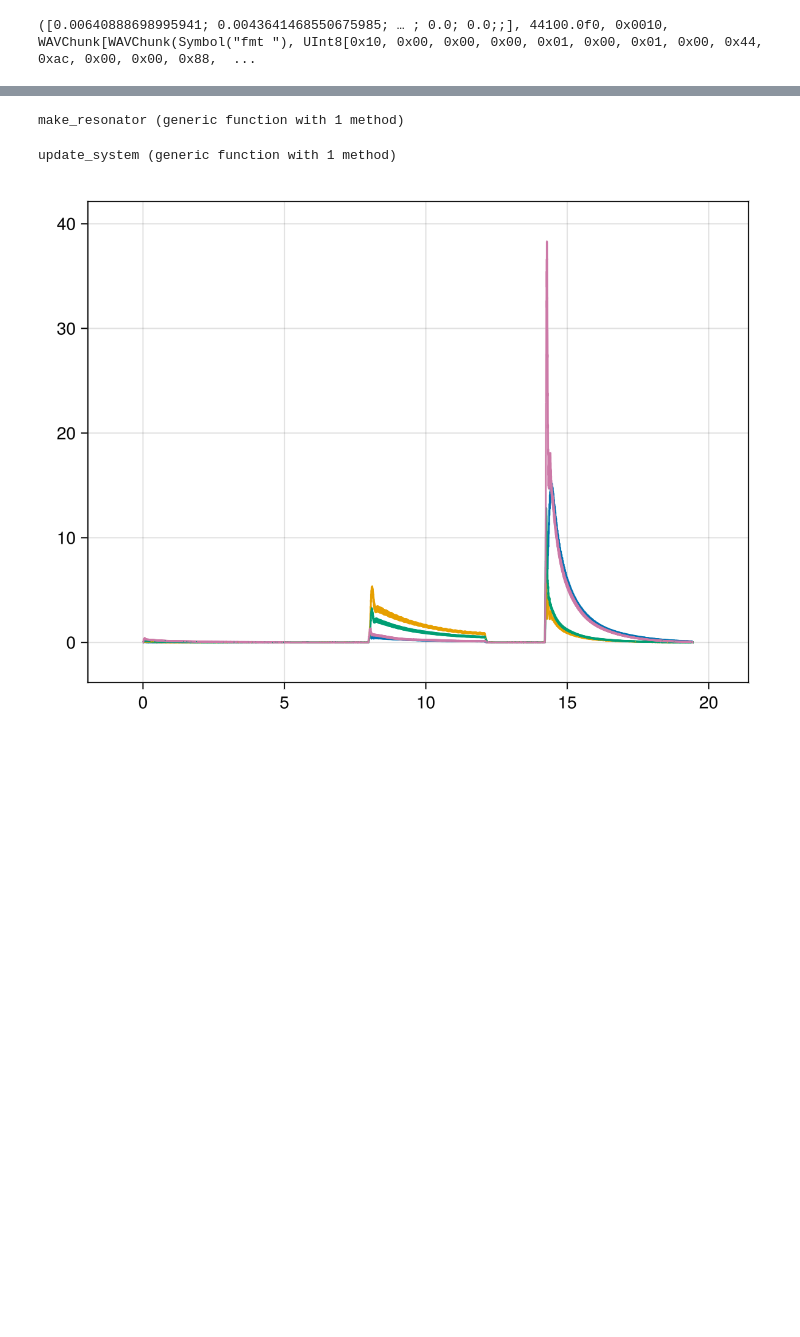
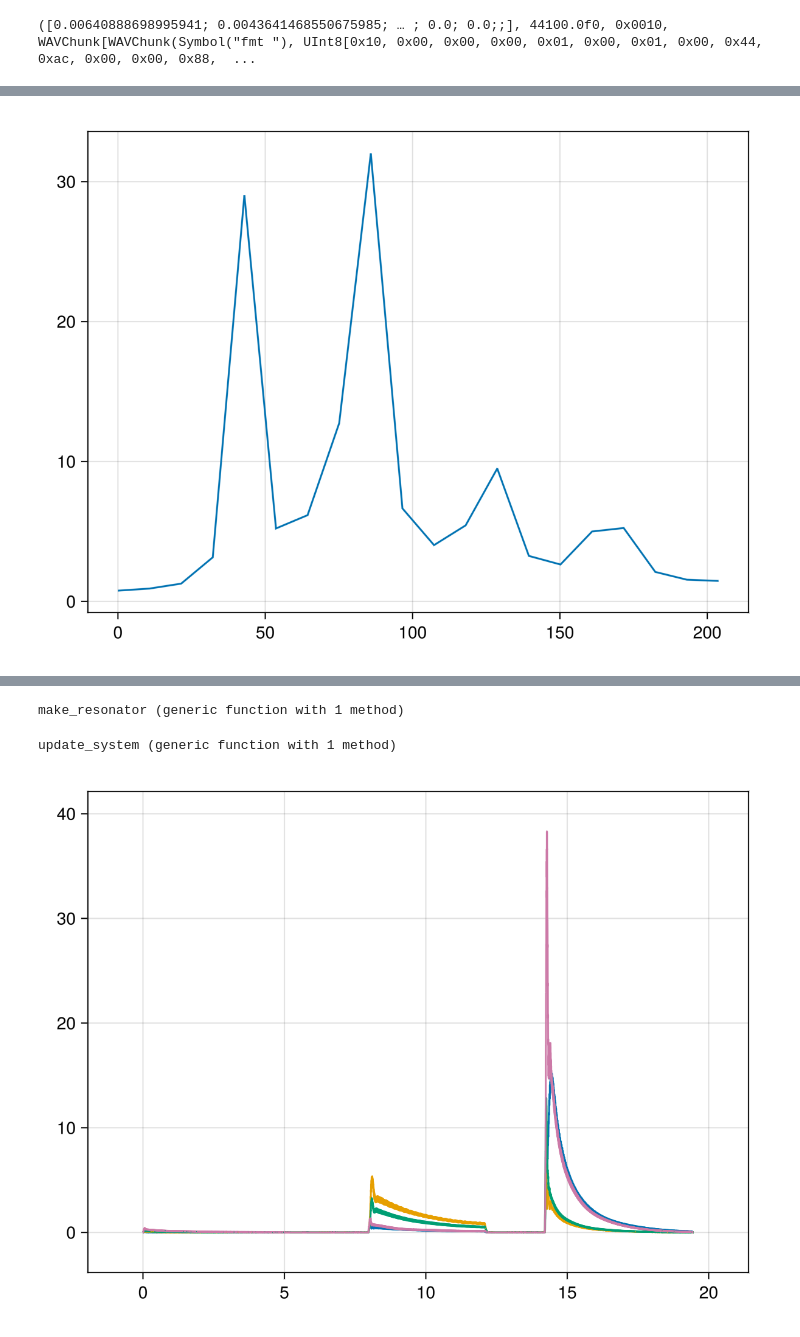
Before and after one commit to darwindarak/bass-tuna, a Jupyter notebook: experiments/Tuning - Resonators.ipynb, the cells around one changed output, grey strips where cells are left out. Drawn from its saved outputs; the diff is of its cells as text; code cells hidden in the pictures; blank space fills up the shorter version.

```diff
--- a/experiments/Tuning - Resonators.ipynb
+++ b/experiments/Tuning - Resonators.ipynb
@@ -8,0 +74,4 @@ y, Fs, nbits, opts  = wavread("/Users/darwin/Downloads/Unknown-3.wav")
+# %%
+lines(rfftfreq(length(y[end-2*4110:end-(1)*4110]), Fs)[1:20], abs.(rfft(y[end-2*4110:end-(1)*4110]))[1:20])
+# %% [output]
+[figure, added]
```
Also changed, not shown: parts of 22 cells of this notebook, 6 other files.
